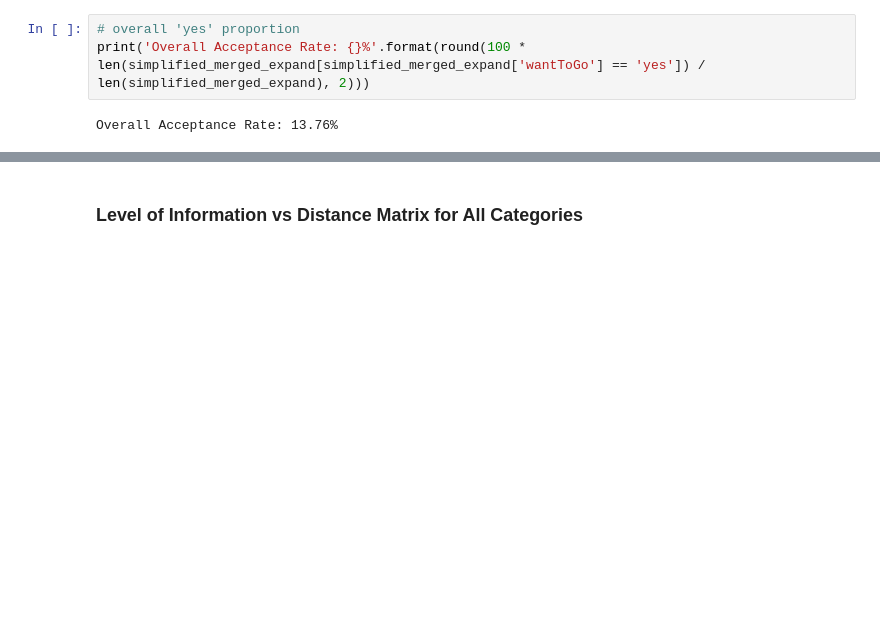
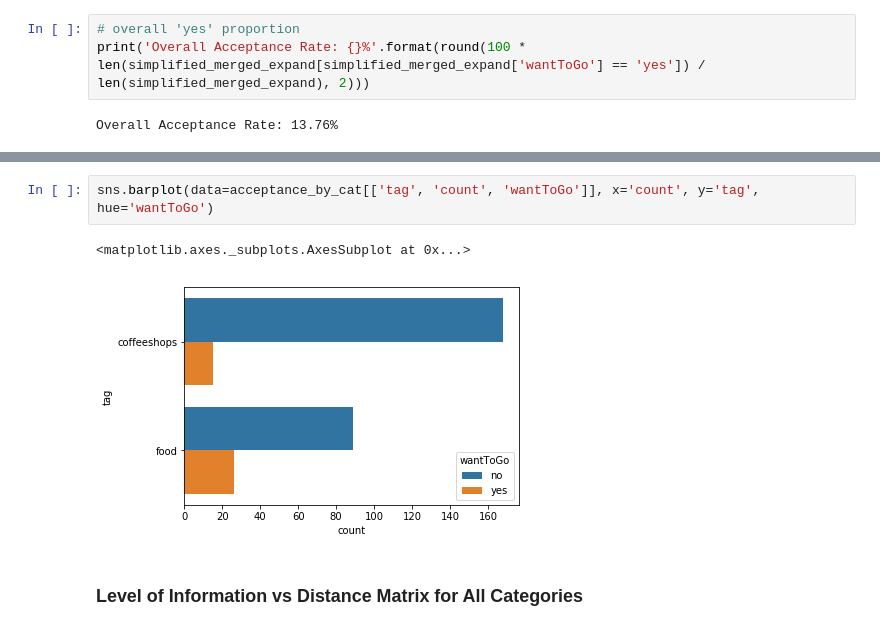
Before and after one commit to NUDelta/les-study-analysis, a Jupyter notebook: expand-exploit-study-analysis.ipynb, the cells around one changed output, grey strips where cells are left out. Saved outputs shown, nothing was run; the diff lists cells and outputs as text; blank space fills up the shorter version.

```diff
--- a/expand-exploit-study-analysis.ipynb
+++ b/expand-exploit-study-analysis.ipynb
@@ -281,3 +364,8 @@ Overall Acceptance Rate: 13.76%
+# %%
+sns.barplot(data=acceptance_by_cat[['tag', 'count', 'wantToGo']], x='count', y='tag', hue='wantToGo')
+# %% [output]
+<matplotlib.axes._subplots.AxesSubplot at 0x...>
+[figure, added]
 # %% [markdown]
 ### Level of Information vs Distance Matrix for All Categories
 # %%
```
Also changed, not shown: parts of 9 cells of this notebook.
